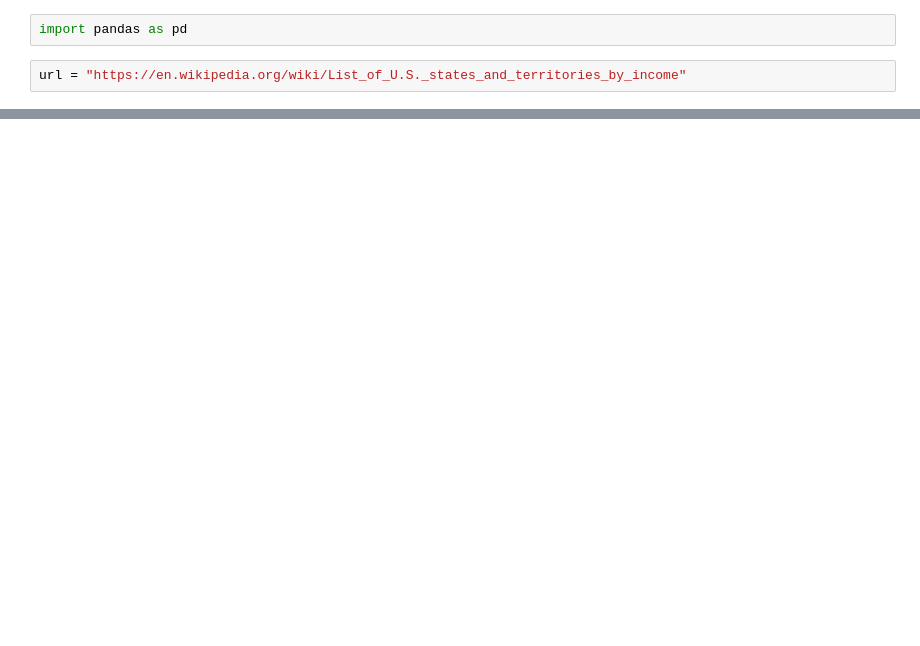
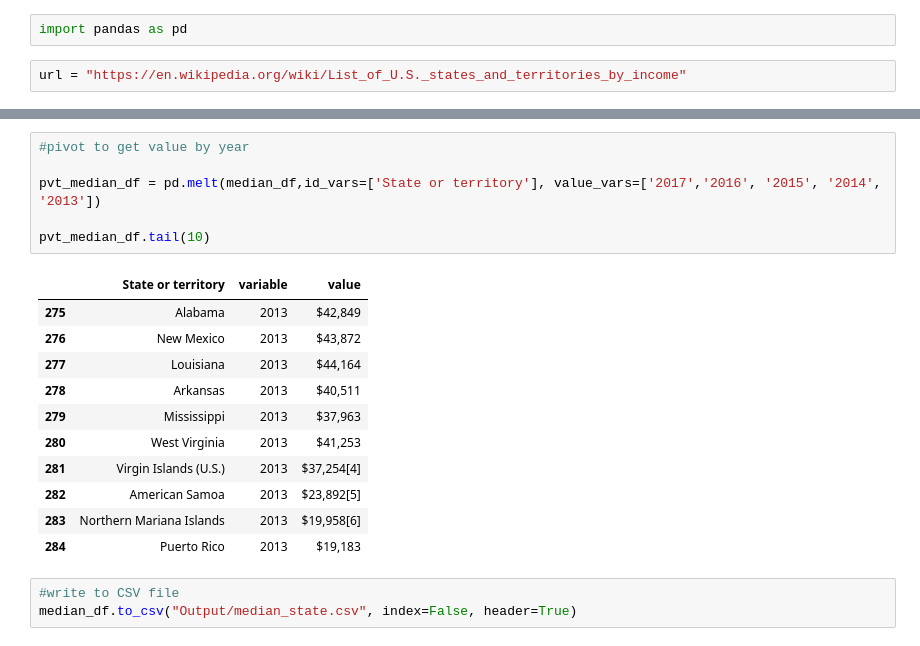
Before and after one commit to jsialcalde/ETL_PROJECT, a Jupyter notebook: Webscrape_state-income.ipynb, the cells around one changed output, grey strips where cells are left out. Drawn from its saved outputs; the diff is of its cells as text; blank space fills up the shorter version.

```diff
--- a/Webscrape_state-income.ipynb
+++ b/Webscrape_state-income.ipynb
@@ -26,0 +53,21 @@ df.head()
+# %%
+#pivot to get value by year
+
+pvt_median_df = pd.melt(median_df,id_vars=['State or territory'], value_vars=['2017','2016', '2015', '2014', '2013'])
+
+pvt_median_df.tail(10)
+# %% [output]
+|  | State or territory | variable | value |
+| 275 | Alabama | 2013 | $42,849 |
+| 276 | New Mexico | 2013 | $43,872 |
+| 277 | Louisiana | 2013 | $44,164 |
+| 278 | Arkansas | 2013 | $40,511 |
+| 279 | Mississippi | 2013 | $37,963 |
+| 280 | West Virginia | 2013 | $41,253 |
+| 281 | Virgin Islands (U.S.) | 2013 | $37,254[4] |
+| 282 | American Samoa | 2013 | $23,892[5] |
+| 283 | Northern Mariana Islands | 2013 | $19,958[6] |
+| 284 | Puerto Rico | 2013 | $19,183 |
+# %%
+#write to CSV file
+median_df.to_csv("Output/median_state.csv", index=False, header=True)
```
Also changed, not shown: parts of 5 cells of this notebook.
